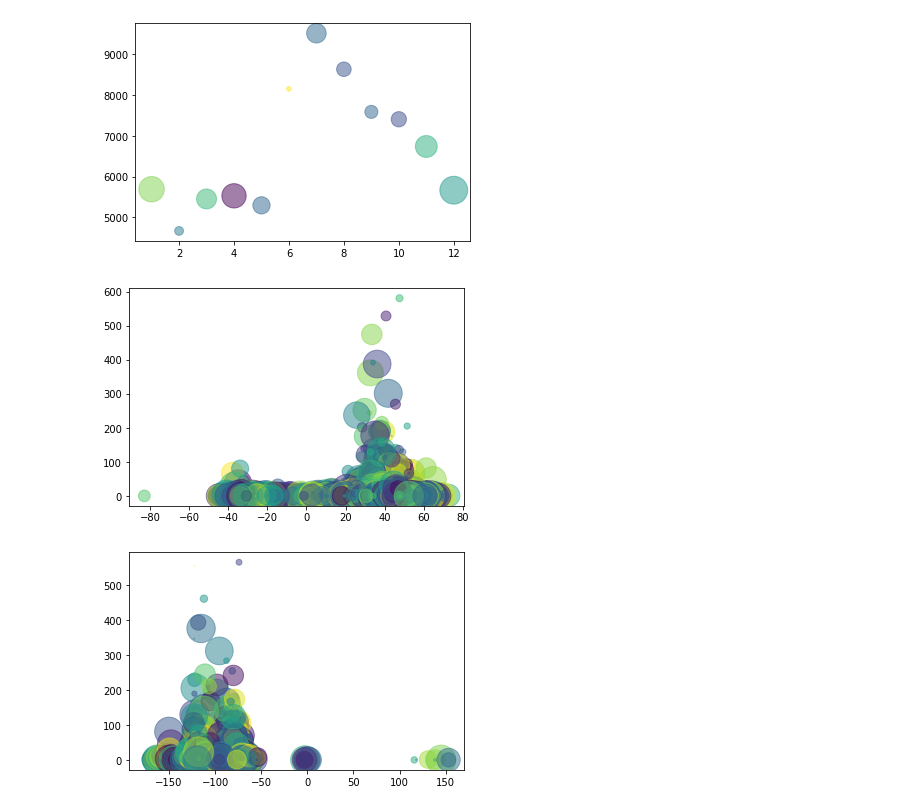
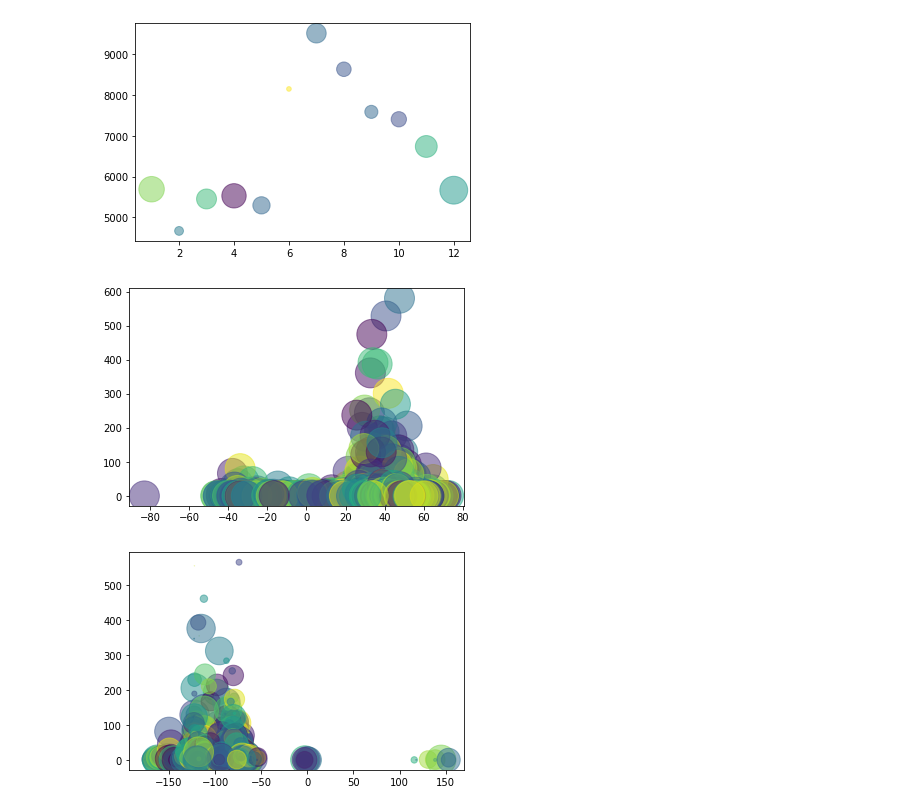
Before and after one commit to JavierLuna/data-labs, a Jupyter notebook: module-1/pipelines-project/your-code/ufo_analysis.ipynb, the cells around one changed output. Cells and saved outputs as stored; diff of their text form; code cells hidden in the pictures.

```diff
--- a/module-1/pipelines-project/your-code/ufo_analysis.ipynb
+++ b/module-1/pipelines-project/your-code/ufo_analysis.ipynb
@@ -128,8 +128,7 @@ dtype: int64
 ufo2['latitude'].nunique() == ufo['latitude'].nunique()
 ufo2['latitude'].nunique()
 ufo_removed_latitudes = [item for item in ufo['latitude'] if item not in ufo2['latitude']]
-#clean_latitudes = [item.str.replace(('\w*'), '') for item in ufo['latitude']]
-#ufo_removed_latitudes_to_int = [float(item) for item in ufo_removed_latitudes]
+
 len(ufo_removed_latitudes)
 ufo['latitude'].nunique()
 removed_latitudes_length = len(ufo_removed_latitudes)
@@ -142,8 +141,8 @@ ufo2['latitude'] = [str(item).replace('q', '') for item in ufo2['latitude']]
 ufo['latitude'] = converItemNumberType(ufo, 'latitude', float)
 lat_int = applyToFloat(ufo2, 'latitude')
 lat_int_dict = getFrequencies(ufo, 'latitude')
-so = sorted(lat_int)
-pep = getFrequencies(ufo, 'latitude')
+sorted_lat_int = sorted(lat_int)
+ufo_freq_per_latitude = getFrequencies(ufo, 'latitude')
 ufo2['longitude'].value_counts()
 
 def getTuplaPlainCoordinates(df, lat, long):
@@ -152,10 +151,7 @@ def getTuplaPlainCoordinates(df, lat, long):
 def getTruncateValues(df, col, decimals):
     return [round(float(item),decimals) for item in df[col]]
 
-#def isToleranceAcceptable(df, lat, long, tolerance):
-#    for index in range(len(getTuplaPlainCoordinates(df, lat, long)):
-#        points_cluster = []
-#for item in getTuplaPlainCoordinates(df, lat, long):
+
 ufo2['points'] = list(zip(ufo2['latitude'], ufo2['longitude']))
 ufo2['points']
 ufo2['latitude'] = getTruncateValues(ufo2, 'latitude', 2)
@@ -186,8 +182,8 @@ group
 # %% [markdown]
 # _"En algún lugar algo increíble está esperando ser descubierto"_ (Carl Sagan)
 # %%
-pep = getFrequencies(ufo, 'latitude')
-pep
-jon = getFrequencies(ufo2, 'longitude')
-jon
+ufo_freq_per_latitude = getFrequencies(ufo, 'latitude')
+ufo_freq_per_latitude
+ufo_freq_per_longitude = getFrequencies(ufo2, 'longitude')
+ufo_freq_per_longitude.head()
 # %% [output]
@@ -362,18 +320,18 @@ plt.show()
 # %%
 import numpy as np
 import matplotlib.pyplot as plt
 
 N = 19907
 
 x = pep.keys()
 y = pep.values()
 colors = np.random.rand(N)
-area = (30 * np.random.rand(N))**2  # 0 to 15 point radii
+area = (30)**2  # 0 to 15 point radii
 
 plt.scatter(x, y, s=area, c=colors, alpha=0.5)
 plt.show()
 # %% [output]
-[figure, old version]
+[figure, new version]
 # %%
 import numpy as np
 import matplotlib.pyplot as plt
```
Also changed, not shown: parts of 8 cells of this notebook.
